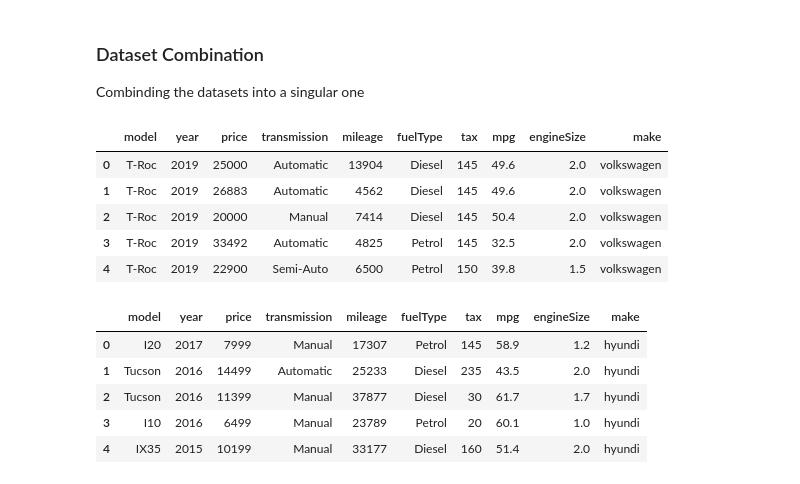
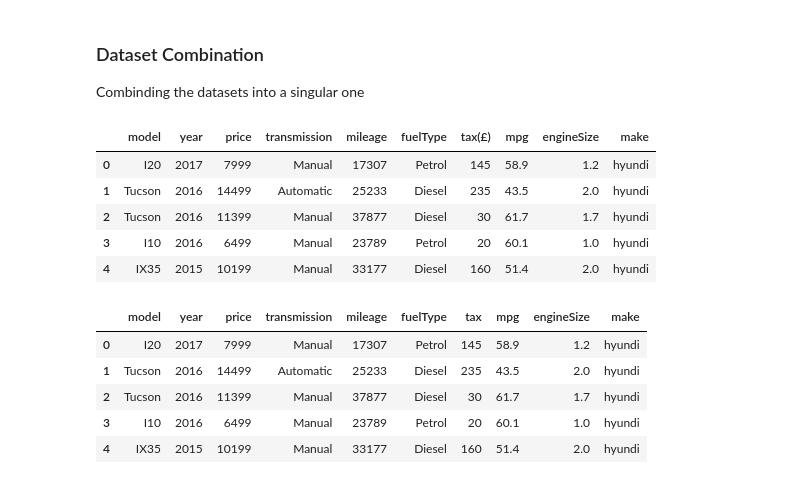
Before and after one commit to ScottGrant528/honours, a Jupyter notebook: HonoursProject.ipynb, the cells around one changed output. Cells and saved outputs as stored; diff of their text form; code cells hidden in the pictures.

```diff
--- a/HonoursProject.ipynb
+++ b/HonoursProject.ipynb
@@ -175,22 +191,22 @@ Combinding the datasets into a singular one
 # %%
 # Add a 'make' column to each DataFrame
 audi['make'] = 'audi'
 bmw['make'] = 'bmw'
 ford['make'] = 'ford'
 hyundi['make'] = 'hyundi'
 merc['make'] = 'mercedes'
 skoda['make'] = 'skoda'
 toyota['make'] = 'toyota'
 vauxhall['make'] = 'vauxhall'
 vw['make'] = 'volkswagen'
-vw.head()
+hyundi.head()
 # %% [output]
-|  | model | year | price | transmission | mileage | fuelType | tax | mpg | engineSize | make |
-| 0 | T-Roc | 2019 | 25000 | Automatic | 13904 | Diesel | 145 | 49.6 | 2.0 | volkswagen |
-| 1 | T-Roc | 2019 | 26883 | Automatic | 4562 | Diesel | 145 | 49.6 | 2.0 | volkswagen |
-| 2 | T-Roc | 2019 | 20000 | Manual | 7414 | Diesel | 145 | 50.4 | 2.0 | volkswagen |
-| 3 | T-Roc | 2019 | 33492 | Automatic | 4825 | Petrol | 145 | 32.5 | 2.0 | volkswagen |
-| 4 | T-Roc | 2019 | 22900 | Semi-Auto | 6500 | Petrol | 150 | 39.8 | 1.5 | volkswagen |
+|  | model | year | price | transmission | mileage | fuelType | tax(£) | mpg | engineSize | make |
+| 0 | I20 | 2017 | 7999 | Manual | 17307 | Petrol | 145 | 58.9 | 1.2 | hyundi |
+| 1 | Tucson | 2016 | 14499 | Automatic | 25233 | Diesel | 235 | 43.5 | 2.0 | hyundi |
+| 2 | Tucson | 2016 | 11399 | Manual | 37877 | Diesel | 30 | 61.7 | 1.7 | hyundi |
+| 3 | I10 | 2016 | 6499 | Manual | 23789 | Petrol | 20 | 60.1 | 1.0 | hyundi |
+| 4 | IX35 | 2015 | 10199 | Manual | 33177 | Diesel | 160 | 51.4 | 2.0 | hyundi |
 # %%
 #Rename the column 'tax(£)' to 'tax'
 hyundi.rename(columns={'tax(£)': 'tax'}, inplace=True)
```
Also changed, not shown: parts of 66 cells of this notebook, 2 other files.
